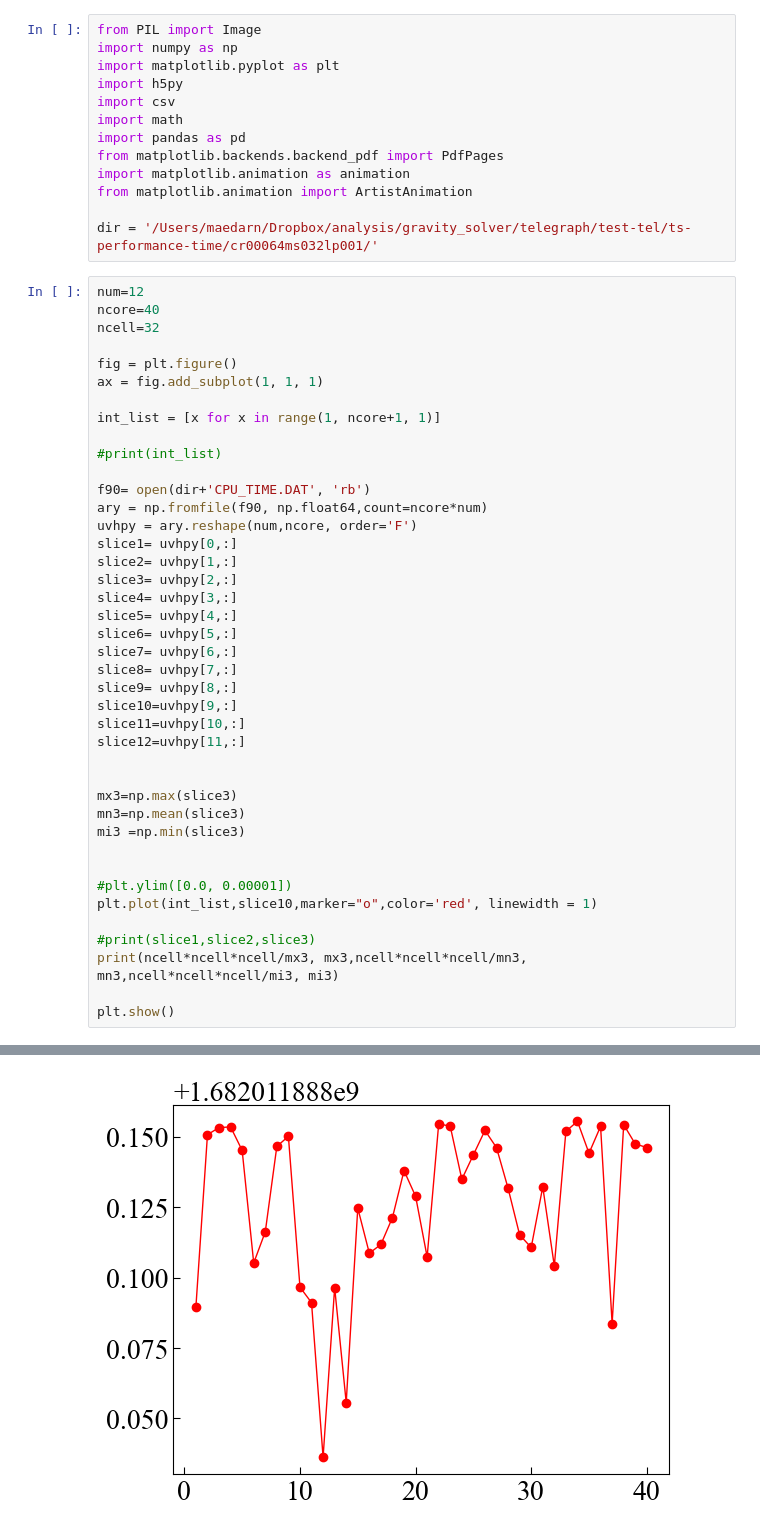
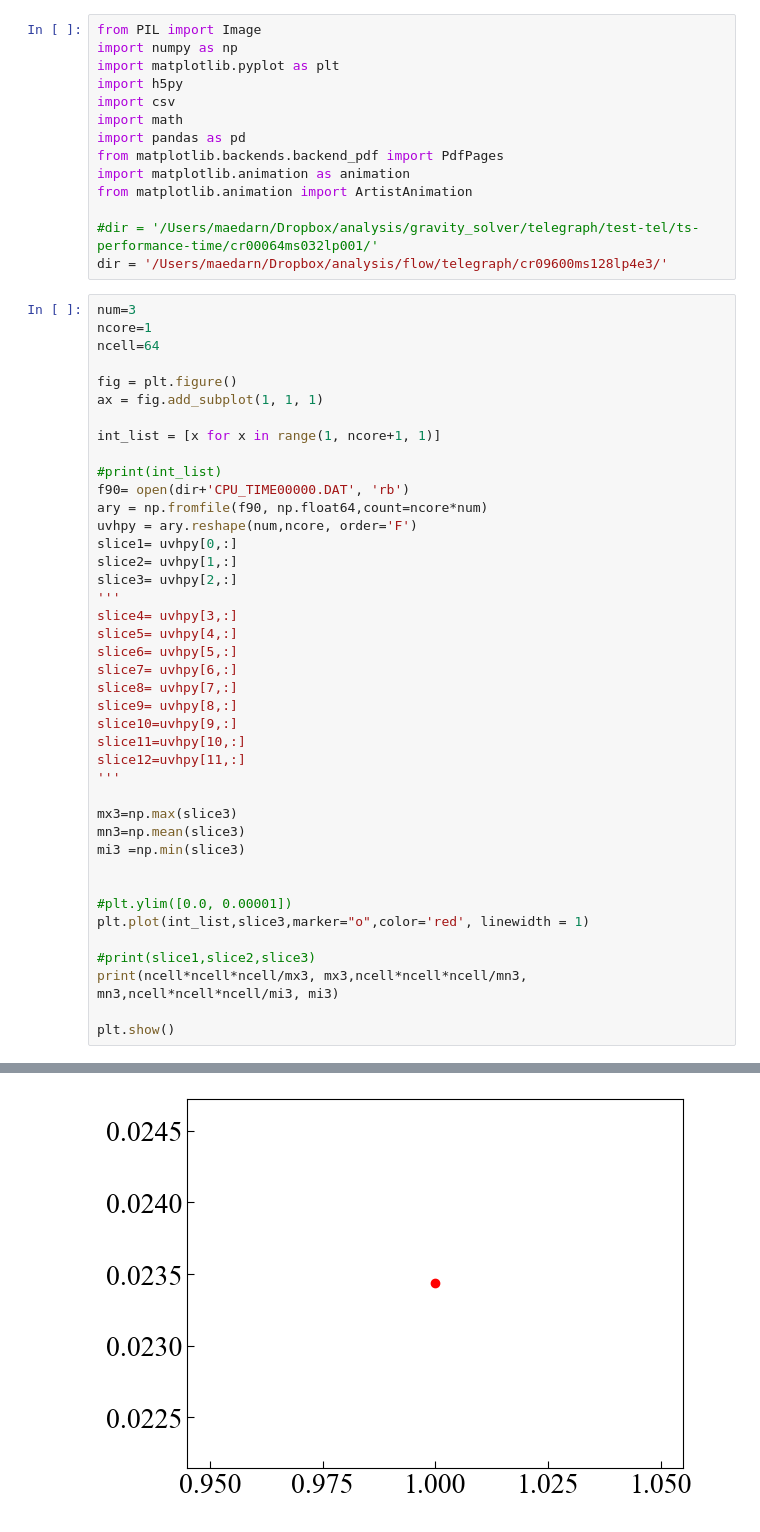
Before and after one commit to maedarn/code_tohoku, a Jupyter notebook: py/time-performance.ipynb, the cells around one changed output, grey strips where cells are left out. Drawn from its saved outputs; the diff is of its cells as text.

```diff
--- a/py/time-performance.ipynb
+++ b/py/time-performance.ipynb
@@ -10,11 +10,12 @@ from matplotlib.backends.backend_pdf import PdfPages
 import matplotlib.animation as animation
 from matplotlib.animation import ArtistAnimation
 
-dir = '/Users/maedarn/Dropbox/analysis/gravity_solver/telegraph/test-tel/ts-performance-time/cr00064ms032lp001/'
+#dir = '/Users/maedarn/Dropbox/analysis/gravity_solver/telegraph/test-tel/ts-performance-time/cr00064ms032lp001/'
+dir = '/Users/maedarn/Dropbox/analysis/flow/telegraph/cr09600ms128lp4e3/'
 # %%
-num=12
-ncore=40
-ncell=32
+num=3
+ncore=1
+ncell=64
 
 fig = plt.figure()
 ax = fig.add_subplot(1, 1, 1)
@@ -22,13 +23,13 @@ ax = fig.add_subplot(1, 1, 1)
 int_list = [x for x in range(1, ncore+1, 1)]
 
 #print(int_list)
-
-f90= open(dir+'CPU_TIME.DAT', 'rb')
+f90= open(dir+'CPU_TIME00000.DAT', 'rb')
 ary = np.fromfile(f90, np.float64,count=ncore*num)
 uvhpy = ary.reshape(num,ncore, order='F')
 slice1= uvhpy[0,:]
 slice2= uvhpy[1,:]
 slice3= uvhpy[2,:]
+'''
 slice4= uvhpy[3,:]
 slice5= uvhpy[4,:]
 slice6= uvhpy[5,:]
@@ -38,7 +39,7 @@ slice9= uvhpy[8,:]
 slice10=uvhpy[9,:]
 slice11=uvhpy[10,:]
 slice12=uvhpy[11,:]
-
+'''
 
 mx3=np.max(slice3)
 mn3=np.mean(slice3)
@@ -46,7 +47,7 @@ mi3 =np.min(slice3)
 
 
 #plt.ylim([0.0, 0.00001])
-plt.plot(int_list,slice10,marker="o",color='red', linewidth = 1)
+plt.plot(int_list,slice3,marker="o",color='red', linewidth = 1)
 
 #print(slice1,slice2,slice3)
 print(ncell*ncell*ncell/mx3, mx3,ncell*ncell*ncell/mn3, mn3,ncell*ncell*ncell/mi3, mi3)
@@ -57 +58 @@ plt.show()
-[figure, old version]
+[figure, new version]
```
Also changed, not shown: parts of 3 cells of this notebook, 2 other files.
